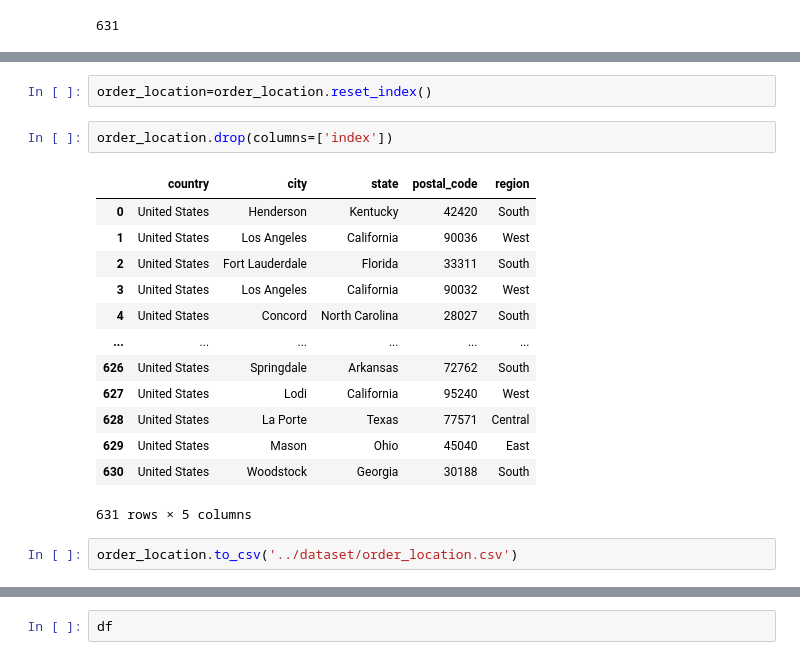
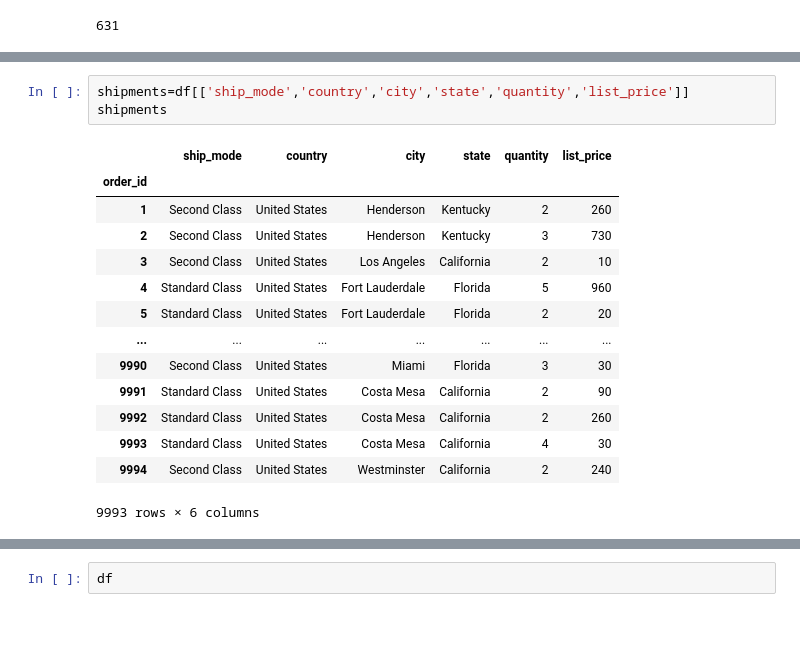
Before and after one commit to Princia3/SalesScope, a Jupyter notebook: notebook/preprocess.ipynb, the cells around one changed output, grey strips where cells are left out. Saved outputs shown, nothing was run; the diff lists cells and outputs as text; blank space fills up the shorter version.

```diff
--- a/notebook/preprocess.ipynb
+++ b/notebook/preprocess.ipynb
@@ -364,20 +394,18 @@ order_location
-# %%
-order_location=order_location.reset_index()
-# %%
-order_location.drop(columns=['index'])
-# %% [output]
-|  | country | city | state | postal_code | region |
-| 0 | United States | Henderson | Kentucky | 42420 | South |
-| 1 | United States | Los Angeles | California | 90036 | West |
-| 2 | United States | Fort Lauderdale | Florida | 33311 | South |
-| 3 | United States | Los Angeles | California | 90032 | West |
-| 4 | United States | Concord | North Carolina | 28027 | South |
-| ... | ... | ... | ... | ... | ... |
-| 626 | United States | Springdale | Arkansas | 72762 | South |
-| 627 | United States | Lodi | California | 95240 | West |
-| 628 | United States | La Porte | Texas | 77571 | Central |
-| 629 | United States | Mason | Ohio | 45040 | East |
-| 630 | United States | Woodstock | Georgia | 30188 | South |
-631 rows × 5 columns
-# %%
-order_location.to_csv('../dataset/order_location.csv')
+# %%
+shipments=df[['ship_mode','country','city','state','quantity','list_price']]
+shipments
+# %% [output]
+|  | ship_mode | country | city | state | quantity | list_price |
+| order_id |  |  |  |  |  |  |
+| 1 | Second Class | United States | Henderson | Kentucky | 2 | 260 |
+| 2 | Second Class | United States | Henderson | Kentucky | 3 | 730 |
+| 3 | Second Class | United States | Los Angeles | California | 2 | 10 |
+| 4 | Standard Class | United States | Fort Lauderdale | Florida | 5 | 960 |
+| 5 | Standard Class | United States | Fort Lauderdale | Florida | 2 | 20 |
+| ... | ... | ... | ... | ... | ... | ... |
+| 9990 | Second Class | United States | Miami | Florida | 3 | 30 |
+| 9991 | Standard Class | United States | Costa Mesa | California | 2 | 90 |
+| 9992 | Standard Class | United States | Costa Mesa | California | 2 | 260 |
+| 9993 | Standard Class | United States | Costa Mesa | California | 4 | 30 |
+| 9994 | Second Class | United States | Westminster | California | 2 | 240 |
+9993 rows × 6 columns
```
Also changed, not shown: parts of 20 cells of this notebook, 6 other files.
